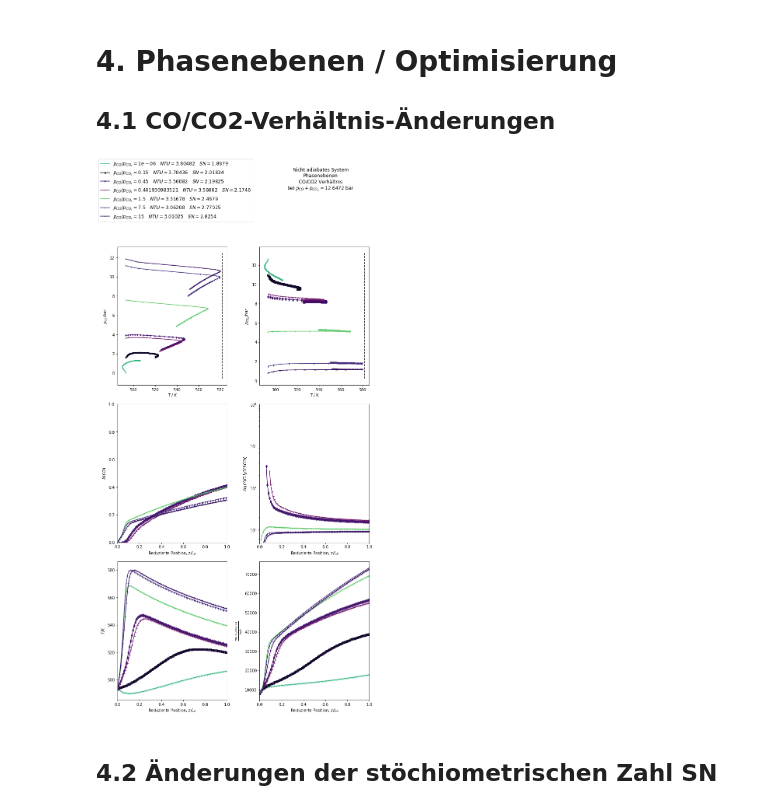
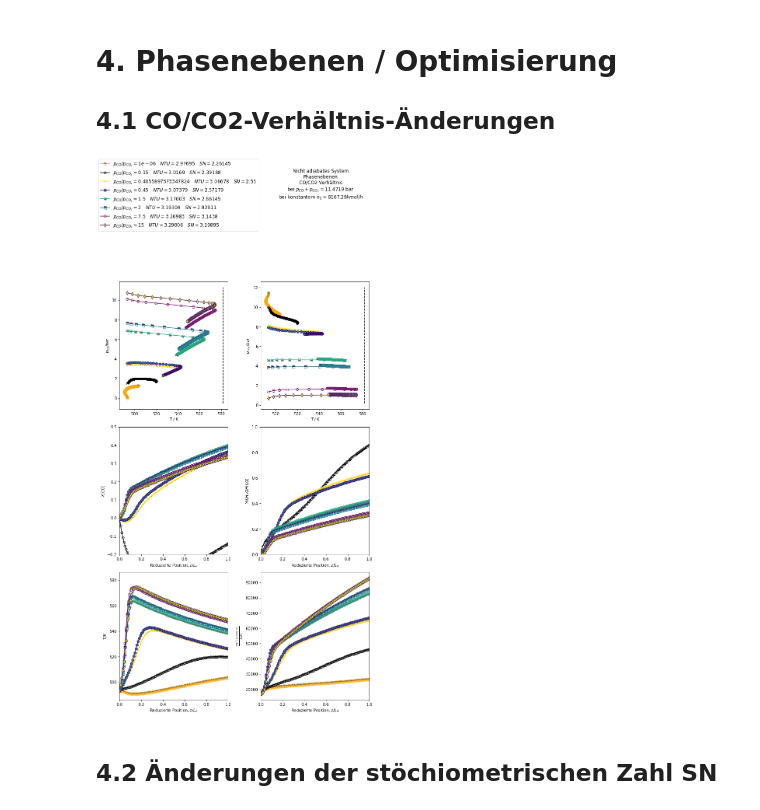
Before and after one commit to santiago-salas-v/walas, a Jupyter notebook: van_den_bussche_froment.ipynb, the cells around one changed output. Saved outputs shown, nothing was run; the diff lists cells and outputs as text; code cells hidden in the pictures.

```diff
--- a/van_den_bussche_froment.ipynb
+++ b/van_den_bussche_froment.ipynb
@@ -1618,7 +1605,11 @@ fig.suptitle('Nicht adiabates System' +
              '\nbei $p_{CO}+p_{CO_2}= $' +
              '{:g}'.format(p0 * sum(
                  y_i0[[namen.index('CO'),
-                       namen.index('CO2')]])) + ' bar',
+                       namen.index('CO2')]])) + ' bar'+
+             '\nbei konstantem $\dot{n}_C='+
+             '{:g}'.format((
+                 y_i0[namen.index('CO')]+y_i0[namen.index('CO2')]
+             )*g/sum(y_i0*mm/1000.)*n_t*(np.pi/4*d_t** 2)*3600/1000)+'kmol/h$',
              x=0.8)
 ax = plt.subplot(321)
 ax.set_xlabel(r'T / K')
@@ -1637,14 +1628,13 @@ ax4 = plt.subplot(323)
 ax4.set_xlabel(r'Reduzierte Position, $z/L_R$')
 ax4.set_ylabel('$X(CO)$')
 ax4.set_xlim([0, 1])
-ax4.set_ylim([0, ax4.get_ylim()[1]])
+ax4.set_ylim([-0.2, 0.5])
 
 ax5 = plt.subplot(324)
 ax5.set_xlabel(r'Reduzierte Position, $z/L_R$')
-ax5.set_ylabel('$log(Y(CH_3OH/CO))$')
+ax5.set_ylabel('$Y(CH_3OH/CO)$')
 ax5.set_xlim([0, 1])
-ax5.set_ylim([0.5, 1000])
-ax5.set_yscale('log')
+ax5.set_ylim([0, 1])
 
 ax6 = plt.subplot(326)
 ax6.set_xlabel(r'Reduzierte Position, $z/L_R$')
@@ -1669,31 +1659,31 @@ color_samples = np.array([
 unfilled_markers = [m for m in Line2D.markers
                     if type(m) == str and
                     m not in ['None', 'nothing', None, ' ', '']]
-for verhaeltnis_co_co2 in [1e-6, 0.15, 0.45, basis_ratio, 1.5, 7.5, 15]:
+for verhaeltnis_co_co2 in [1e-6, 0.15, basis_ratio, 0.45, 1.5, 2, 7.5, 15]:
     y_0[:-2][[namen.index('CO'), namen.index('CO2')]] = np.array(
         [verhaeltnis_co_co2 / (1 + verhaeltnis_co_co2), 1 / (1 + verhaeltnis_co_co2)]) * y_co_plus_co2
-    p0_co2_co = sum(y_0[:-2][indexes_co_co2] * p0).item()
-    # Keep mass of all other components m' = m (1-y1-y2)/(1-y1'-y2')
-    g_new = (1 - sum(y_i0[indexes_co_co2])) / (
-        1 - sum(y_0[:-2][indexes_co_co2])
-    ) * sum(y_0[:-2] * mm / 1000.) / sum(y_i0 * mm / 1000.) * g
+    p0_co2_co = sum(y_0[:-2][indexes_co_co2] * p0).item() # Partialdruck von CO,CO2 beim Plot verwenden
+    # Kohlenstoffatome konstant halten: m'=m*(yc/yc')*(M'/M)
+    g_old = g
+    g = sum(y_i0[indexes_co_co2])/sum(y_0[:-2][indexes_co_co2])*sum(
+        y_0[:-2]*mm/1000.)/sum(y_i0*mm/1000.)*g
     soln = odeint(df_dt, y_0, z_d_l_r)
     y_i_soln = soln[:, :len(y_i0)]
     p_soln = soln[:, -2]
     t_soln = soln[:, -1]
     mm_m_soln = np.sum(y_i_soln * mm * 1 / 1000., axis=1)  # kg/mol
-    n_soln = g_new * n_t * 60 ** 2 * (np.pi / 4 * d_t ** 2) / mm_m_soln
-    m_soln = g_new * n_t * 60 ** 2 * (np.pi / 4 * d_t ** 2)  # kg/h
+    n_soln = g * n_t * 60 ** 2 * (np.pi / 4 * d_t ** 2) / mm_m_soln
+    m_soln = g * n_t * 60 ** 2 * (np.pi / 4 * d_t ** 2)  # kg/h
     m_i_soln = np.array([
         n_soln * y_i_soln[:, i] * (mm[i] * 1 / 1000.)
         for i in range(y_i_soln.shape[1])]).T
-    ums_soln = (y_co_plus_co2 * verhaeltnis_co_co2 / (1 + verhaeltnis_co_co2) * n_soln[0] - (
-        y_i_soln[:, namen.index('CO')]) * n_soln) / (
-                       y_co_plus_co2 * verhaeltnis_co_co2 / (1 + verhaeltnis_co_co2) * n_soln[0]
+    ums_soln = (y_0[0]*n_soln[0] - y_i_soln[:, namen.index('CO')] * n_soln) / (
+        y_0[0]*n_soln[0]
     )
     ausb_soln = (y_i_soln[1:, namen.index('MeOH')] * n_soln[1:] -
                  y_i_soln[0, namen.index('MeOH')] * n_soln[0]) / (
-        ums_soln[1:] * y_co_plus_co2 * verhaeltnis_co_co2 / (1 + verhaeltnis_co_co2) * n_soln[0])
+        y_0[0]*n_soln[0]
+    )
     # Anzahl an Übertragungseinheiten (NTU)
     mm_m_0 = sum(y_0[:-2] * mm) * 1 / 1000.  # kg/mol
     cp_m_0 = sum(y_0[:-2] * cp_ig_durch_r(t0) * 8.3145)  # J/mol/K
@@ -1703,6 +1693,7 @@ for verhaeltnis_co_co2 in [1e-6, 0.15, 0.45, basis_ratio, 1.5, 7.5, 15]:
             y_0[:-2][namen.index('CO2')] + y_0[:-2][namen.index('CO')]
     )
     # m * m^2 s/kg * kg K /J * J/s/m^2/K *1/m = [dimensionslose Einheiten]
+    g=g_old
     marker = np.random.choice(unfilled_markers)
     color = color_samples[np.random.choice(len(color_samples))]
     marker_color = color_samples[np.random.choice(len(color_samples))]
@@ -1711,41 +1702,41 @@ for verhaeltnis_co_co2 in [1e-6, 0.15, 0.45, basis_ratio, 1.5, 7.5, 15]:
                    label='$p_{CO}/p_{CO_2}=' + str(verhaeltnis_co_co2) +
                          '\quad NTU= ' + '{:g}'.format(ntu) +
                          '\quad SN= ' + '{:g}'.format(sn) + '$',
-                   marker=marker, markersize=3, color=color,
+                   marker=marker, markersize=7, color=color,
                    fillstyle=marker_fill, markerfacecolor=marker_color)[0]
     lines1.append(line)
     ax2.plot(t_soln, p_soln * y_i_soln[:, namen.index('CO2')],
              label='$p_{CO}/p_{CO_2}=' + str(verhaeltnis_co_co2) + '$',
-             marker=marker, markersize=5, color=color,
+             marker=marker, markersize=7, color=color,
              fillstyle=marker_fill, markerfacecolor=marker_color)
     ax3.plot(z_d_l_r, t_soln,
              label='$p_{CO}/p_{CO_2}=' + str(verhaeltnis_co_co2) + '$',
-             marker=marker, markersize=5, color=color,
+             marker=marker, markersize=7, color=color,
              fillstyle=marker_fill, markerfacecolor=marker_color)
     ax4.plot(z_d_l_r, ums_soln,
              label='$p_{CO}/p_{CO_2}=' + str(verhaeltnis_co_co2) + '$',
-             marker=marker, markersize=5, color=color,
+             marker=marker, markersize=7, color=color,
              fillstyle=marker_fill, markerfacecolor=marker_color)
     ax5.plot(z_d_l_r[1:], ausb_soln,
              label='$p_{CO}/p_{CO_2}=' + str(verhaeltnis_co_co2) + '$',
-             marker=marker, markersize=5, color=color,
+             marker=marker, markersize=7, color=color,
              fillstyle=marker_fill, markerfacecolor=marker_color)
     ax6.plot(z_d_l_r, m_i_soln[:, namen.index('MeOH')],
              label='$p_{CO}/p_{CO_2}=' + str(verhaeltnis_co_co2) + '$',
-             marker=marker, markersize=5, color=color,
+             marker=marker, markersize=7, color=color,
              fillstyle=marker_fill, markerfacecolor=marker_color)
 
 
 ax.plot([t_m_1, t_m_1], ax.get_ylim(), color='black', ls='--')
 ax2.plot([t_m_1, t_m_1], ax2.get_ylim(), color='black', ls='--')
 ax3.plot(ax2.get_xlim(), [t_m_1, t_m_1], color='black', ls='--')
 fig.legend(lines1, [x.get_label() for x in lines1], 'upper left',
-           fontsize='large')
+           fontsize='large',markerscale=1)
 plt.tight_layout(rect=[0, 0, 1, 0.85])
 
 plt.show()
 # %% [output]
-[figure, old version]
+[figure, new version]
 # %% [markdown]
 ## 4.2 Änderungen der stöchiometrischen Zahl SN
 # %% [markdown]
```
Also changed, not shown: parts of 9 cells of this notebook.
